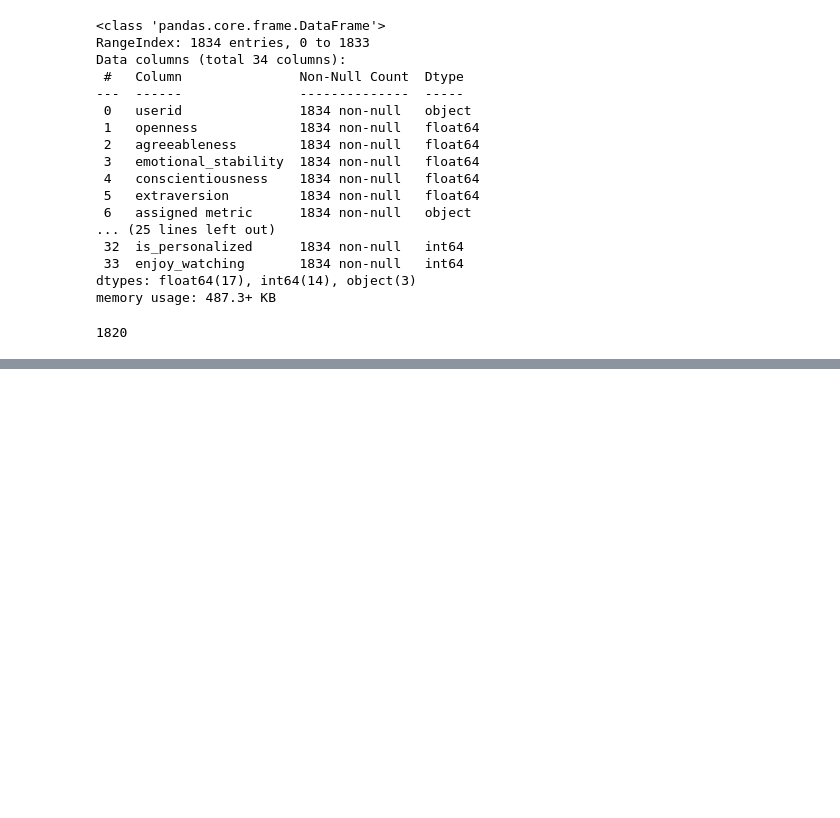
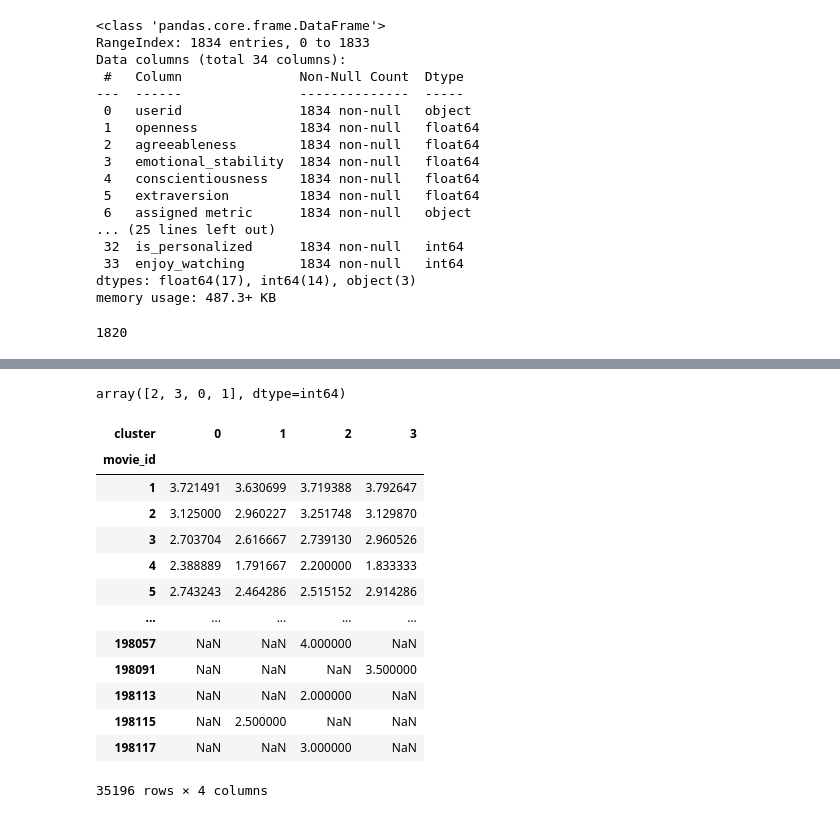
Before and after one commit to SangHui48/zerobase_algorithm_study2, a Jupyter notebook: ML_project/한상희/tproject2.ipynb, the cells around one changed output, grey strips where cells are left out. Cells and saved outputs as stored; diff of their text form; code cells hidden in the pictures; blank space fills up the shorter version.

```diff
--- a/ML_project/한상희/tproject2.ipynb
+++ b/ML_project/한상희/tproject2.ipynb
@@ -551,11 +541,13 @@ len(user_ratings['userid'].unique())
 # 아이템 기반 협업 필터링
 rating_user_cluster = []
 
-for index, row in user_ratings.iterrows():
-    user_id = row['userid']
-    no = movie_user_big5[movie_user_big5['userid'] == user_id]['clusters']
-    rating_user_cluster.append(no.values[0])
+user_id_list = user_ratings['userid'].unique().tolist()
 
-user_ratings['cluster'] = rating_user_cluster
-user_ratings.head()
+for id in user_id_list:
+    cnt = len(user_ratings[user_ratings['userid'] == id])
+    cluster = movie_user_big5[movie_user_big5['userid'] == id]['clusters'].values[0]
+    for _ in range(cnt):
+        rating_user_cluster.append(cluster)
+
+user_id_list
 # %% [output]
@@ -562,0 +585,21 @@ KeyboardInterrupt:
+# %%
+user_ratings['cluster'].unique()
+# %% [output]
+array([2, 3, 0, 1], dtype=int64)
+# %%
+user_ratings.pivot_table(index='movie_id', columns='cluster', values='rating', aggfunc='mean')
+# %% [output]
+| cluster | 0 | 1 | 2 | 3 |
+| movie_id |  |  |  |  |
+| 1 | 3.721491 | 3.630699 | 3.719388 | 3.792647 |
+| 2 | 3.125000 | 2.960227 | 3.251748 | 3.129870 |
+| 3 | 2.703704 | 2.616667 | 2.739130 | 2.960526 |
+| 4 | 2.388889 | 1.791667 | 2.200000 | 1.833333 |
+| 5 | 2.743243 | 2.464286 | 2.515152 | 2.914286 |
+| ... | ... | ... | ... | ... |
+| 198057 | NaN | NaN | 4.000000 | NaN |
+| 198091 | NaN | NaN | NaN | 3.500000 |
+| 198113 | NaN | NaN | 2.000000 | NaN |
+| 198115 | NaN | 2.500000 | NaN | NaN |
+| 198117 | NaN | NaN | 3.000000 | NaN |
+35196 rows × 4 columns
```
Also changed, not shown: parts of 19 cells of this notebook.
